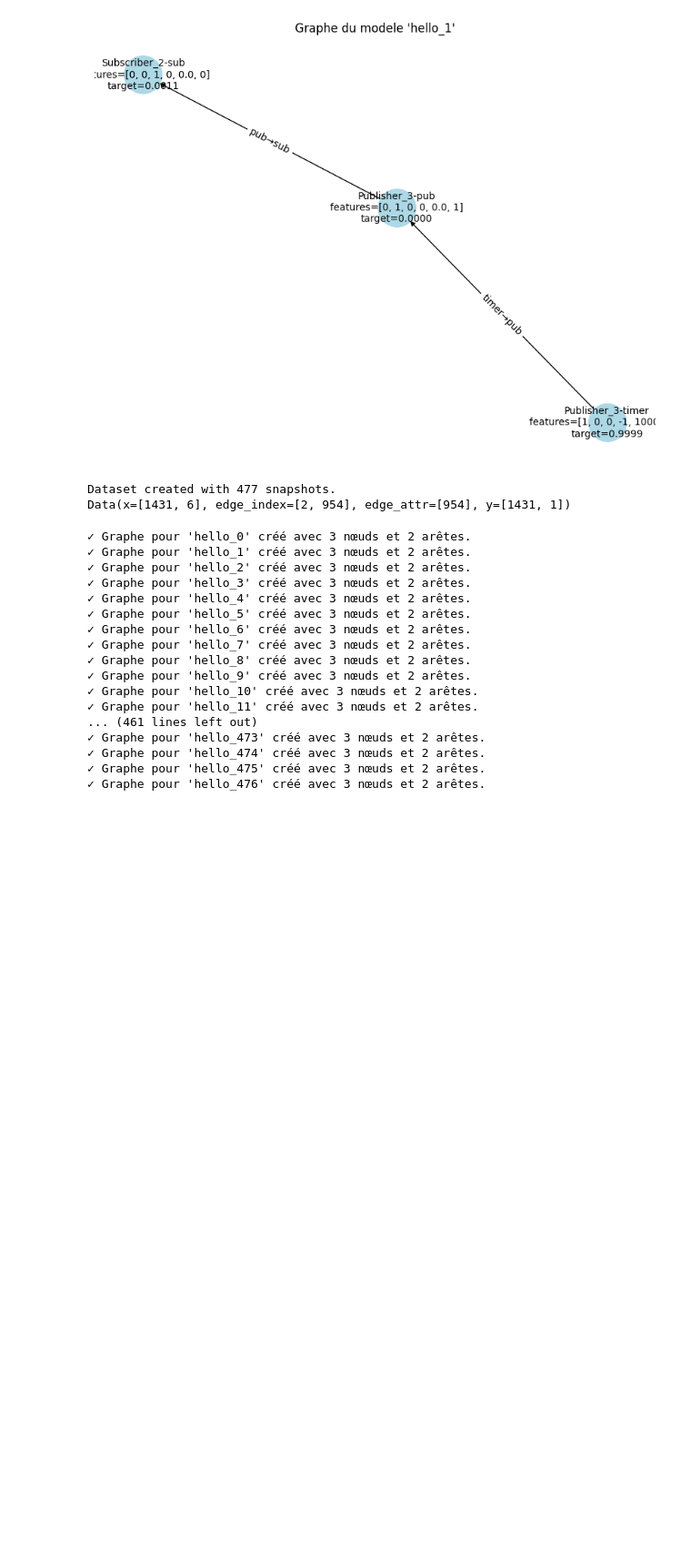
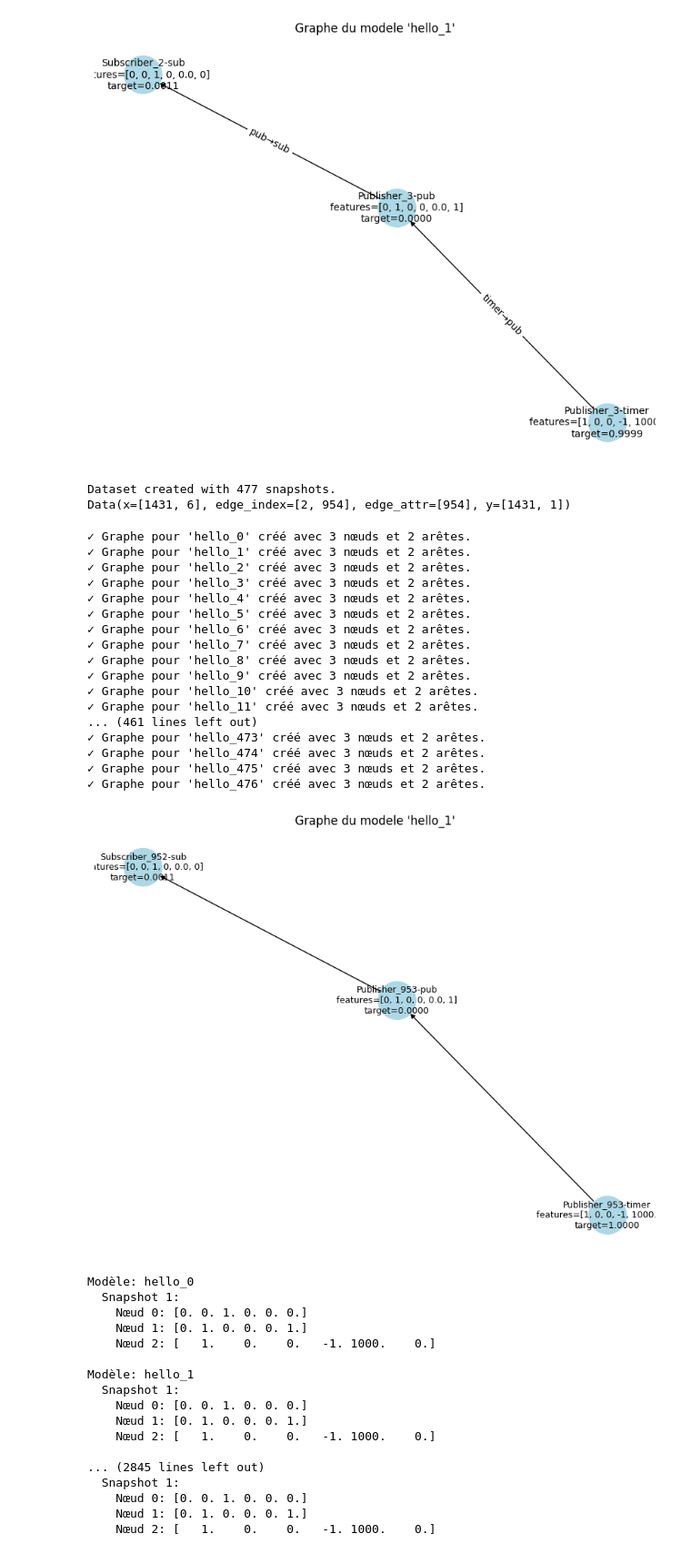
Before and after one commit to Colin-de-Seroux/temporal-model-hybridization, a Jupyter notebook: ia/tgnn/create_graph.ipynb, the cells around one changed output. Shown: that part at 91% size. Cells and saved outputs as stored; diff of their text form; code cells hidden in the pictures; blank space fills up the shorter version.

Commit message:
visualizations

```diff
--- a/ia/tgnn/create_graph.ipynb
+++ b/ia/tgnn/create_graph.ipynb
@@ -160,7 +160,6 @@ Data(x=[1431, 6], edge_index=[2, 954], edge_attr=[954], y=[1431, 1])
 import pandas as pd
 import networkx as nx
 import numpy as np
-import matplotlib.pyplot as plt
 from torch_geometric_temporal.signal import StaticGraphTemporalSignal
 
 df = pd.read_csv("dataset/dataset.csv")
@@ -247,35 +246,74 @@ for model_name in df["ModelName"].unique():
     print(f"✓ Graphe pour '{model_name}' créé avec {features.shape[0]} nœuds et {edge_index.shape[1]} arêtes.")
 
 
+def print_graph_info(graphs):
+    for model_name, dataset in graphs.items():
+        print(f"Modèle: {model_name}")
+        print(f"  Nombre de nœuds: {dataset.features[0].shape[0]}")
+        print(f"  Nombre d'arêtes: {dataset.edge_index.shape[1]}")
+        print(f"  Dimensions des caractéristiques: {dataset.features[0].shape[1]}")
+        print(f"  Dimensions des cibles: {dataset.targets[0].shape[1]}")
+        print()
+
+def print_features(graphs):
+    for model_name, dataset in graphs.items():
+        print(f"Modèle: {model_name}")
+        for i, features in enumerate(dataset.features):
+            print(f"  Snapshot {i+1}:")
+            for j, feature in enumerate(features):
+                print(f"    Nœud {j}: {feature}")
+        print()
+
 
 def visualize_graph(G, model_name):
     import matplotlib.pyplot as plt
 
     pos = nx.spring_layout(G, seed=42)
     node_labels = {
         n: f"{n}\nfeatures={d['features']}\ntarget={d['target']:.4f}"
         for n, d in G.nodes(data=True)
     }
     plt.figure(figsize=(8, 6))
     nx.draw(G, pos, with_labels=True, labels=node_labels, node_color='lightblue', node_size=1500, font_size=9)
     nx.draw_networkx_edge_labels(G, pos, edge_labels=nx.get_edge_attributes(G, 'label'))
-    plt.title(f"Graphe du modèle '{model_name}'")
+    plt.title(f"Graphe du modele '{model_name}'")
     plt.show()
+
+visualize_graph(G, 'hello_1')
+print_features(graphs)
 # %% [output]
 ✓ Graphe pour 'hello_0' créé avec 3 nœuds et 2 arêtes.
 ✓ Graphe pour 'hello_1' créé avec 3 nœuds et 2 arêtes.
 ✓ Graphe pour 'hello_2' créé avec 3 nœuds et 2 arêtes.
 ✓ Graphe pour 'hello_3' créé avec 3 nœuds et 2 arêtes.
 ✓ Graphe pour 'hello_4' créé avec 3 nœuds et 2 arêtes.
 ✓ Graphe pour 'hello_5' créé avec 3 nœuds et 2 arêtes.
 ✓ Graphe pour 'hello_6' créé avec 3 nœuds et 2 arêtes.
 ✓ Graphe pour 'hello_7' créé avec 3 nœuds et 2 arêtes.
 ✓ Graphe pour 'hello_8' créé avec 3 nœuds et 2 arêtes.
 ✓ Graphe pour 'hello_9' créé avec 3 nœuds et 2 arêtes.
 ✓ Graphe pour 'hello_10' créé avec 3 nœuds et 2 arêtes.
 ✓ Graphe pour 'hello_11' créé avec 3 nœuds et 2 arêtes.
 ... (461 lines left out)
 ✓ Graphe pour 'hello_473' créé avec 3 nœuds et 2 arêtes.
 ✓ Graphe pour 'hello_474' créé avec 3 nœuds et 2 arêtes.
 ✓ Graphe pour 'hello_475' créé avec 3 nœuds et 2 arêtes.
 ✓ Graphe pour 'hello_476' créé avec 3 nœuds et 2 arêtes.
+[figure, added]
+Modèle: hello_0
+  Snapshot 1:
+    Nœud 0: [0. 0. 1. 0. 0. 0.]
+    Nœud 1: [0. 1. 0. 0. 0. 1.]
+    Nœud 2: [   1.    0.    0.   -1. 1000.    0.]
+
+Modèle: hello_1
+  Snapshot 1:
+    Nœud 0: [0. 0. 1. 0. 0. 0.]
+    Nœud 1: [0. 1. 0. 0. 0. 1.]
+    Nœud 2: [   1.    0.    0.   -1. 1000.    0.]
+
+... (2845 lines left out)
+  Snapshot 1:
+    Nœud 0: [0. 0. 1. 0. 0. 0.]
+    Nœud 1: [0. 1. 0. 0. 0. 1.]
+    Nœud 2: [   1.    0.    0.   -1. 1000.    0.]
```
